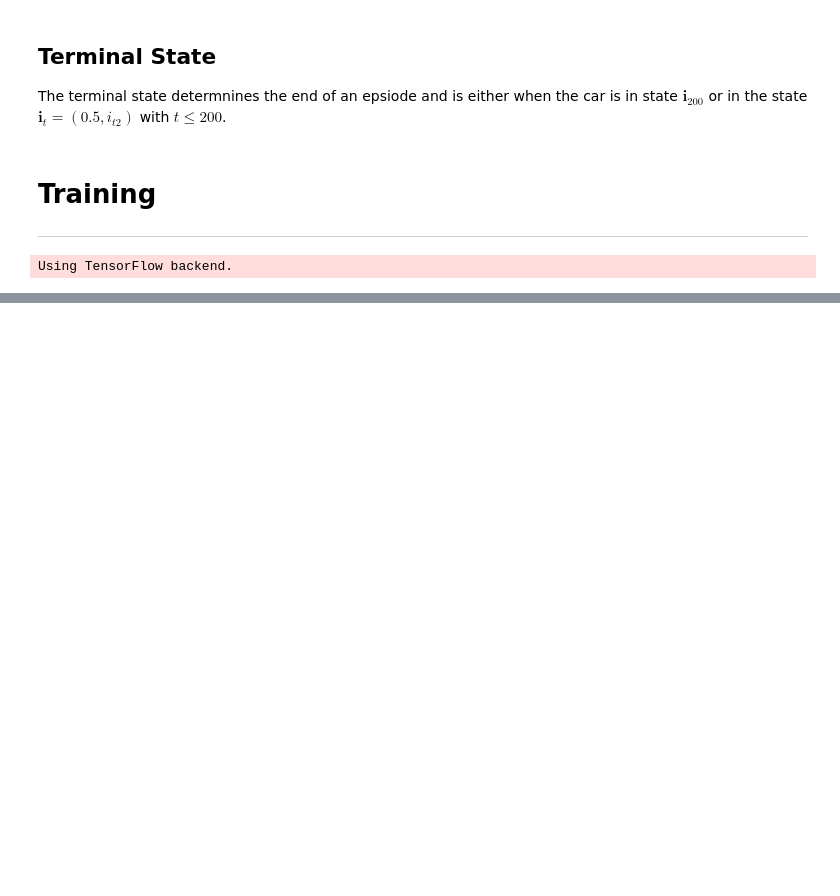
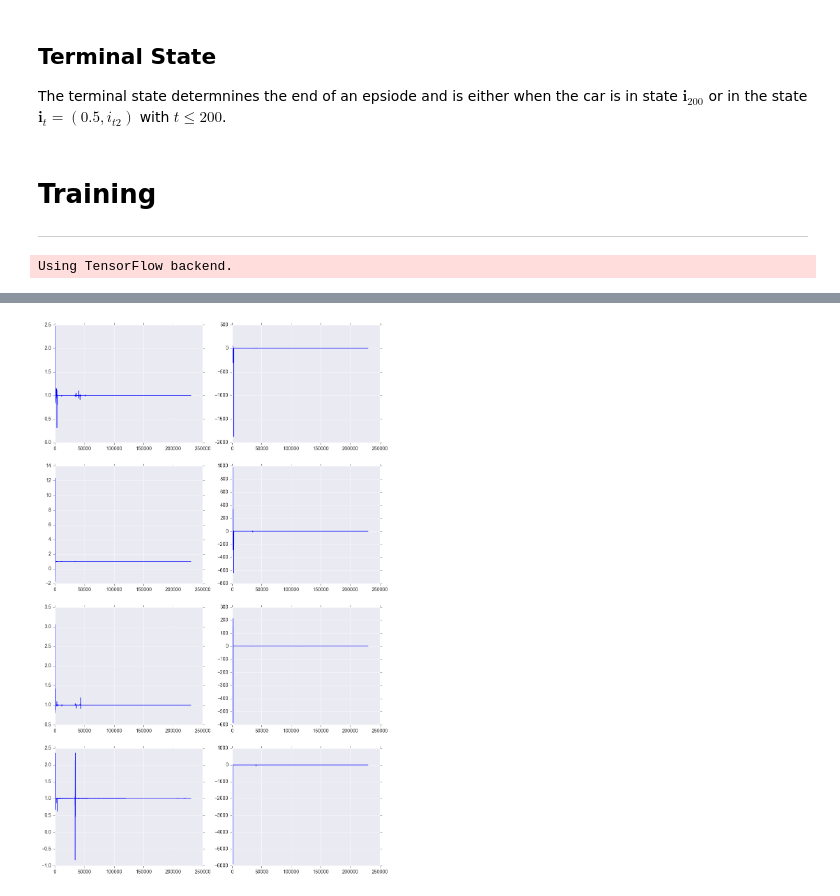
Before and after one commit to dtriepke/Deep_Q_Learning_MountainCar, a Jupyter notebook: DeepQLearning.ipynb, the cells around one changed output, grey strips where cells are left out. Saved outputs shown, nothing was run; the diff lists cells and outputs as text; code cells hidden in the pictures; blank space fills up the shorter version.

```diff
--- a/DeepQLearning.ipynb
+++ b/DeepQLearning.ipynb
@@ -208,0 +174,32 @@ env.close()
+# %%
+model = agent.action_dqn
+idx_layer = range(len(model.get_weights()))
+idx_history = range(len(model.weights_history))
+
+def ma(x,y):
+    smoothing_factor = 0.00001
+    return np.mean( (x + smoothing_factor) / (y + smoothing_factor))
+
+#Plot parameter
+fig, axes = plt.subplots(4, 2, figsize = (12, 20))
+column = 0
+row = 0
+
+for layer in idx_layer:
+
+    row += 0.5001
+    column += 1
+
+    if column > 2:
+        column = 1
+
+    # Filter weights per layer
+    weights_history_layer = [model.weights_history[i][layer] for i in idx_history]
+
+    # Calculate
+    changing_rate_layer = [ma(weights_history_layer[i + 1], weights_history_layer[i]) for i in idx_history if i < len(weights_history_layer) - 1 ]
+
+    #Plot
+    axes[round(row) - 1][column - 1].plot(changing_rate_layer)
+# %% [output]
+[figure, added]
```
Also changed, not shown: parts of 18 cells of this notebook, 2 other files.
